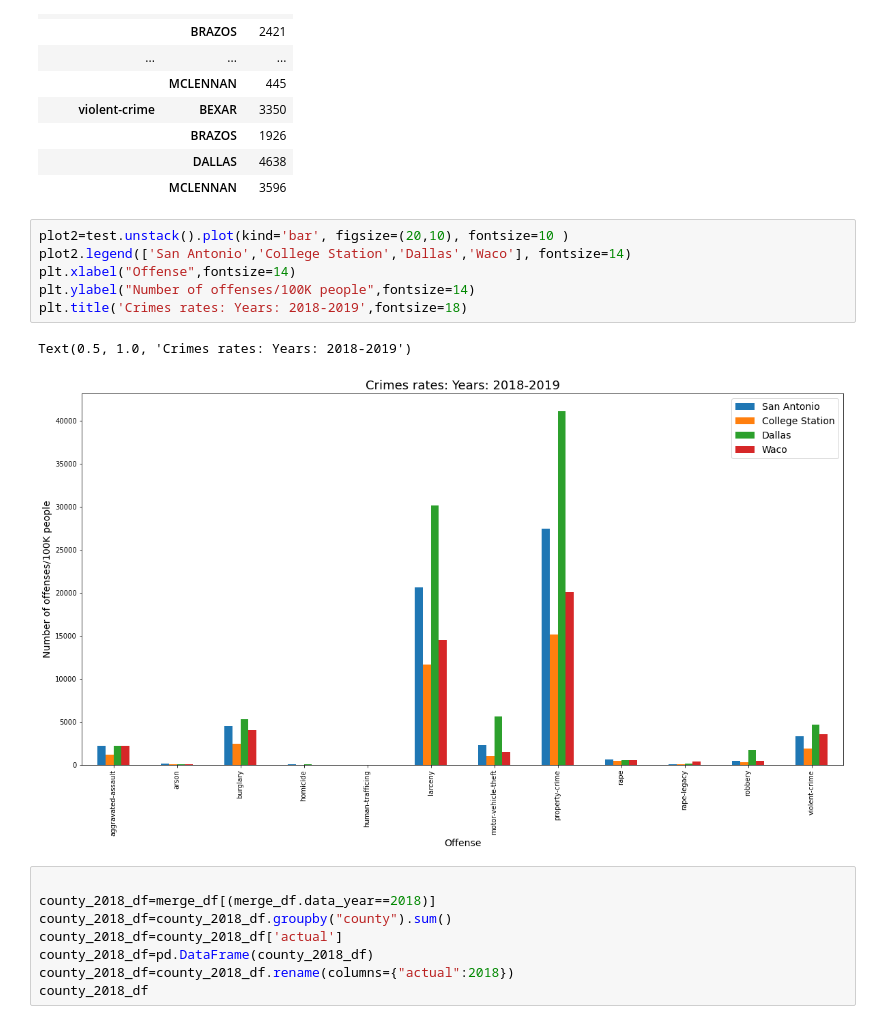
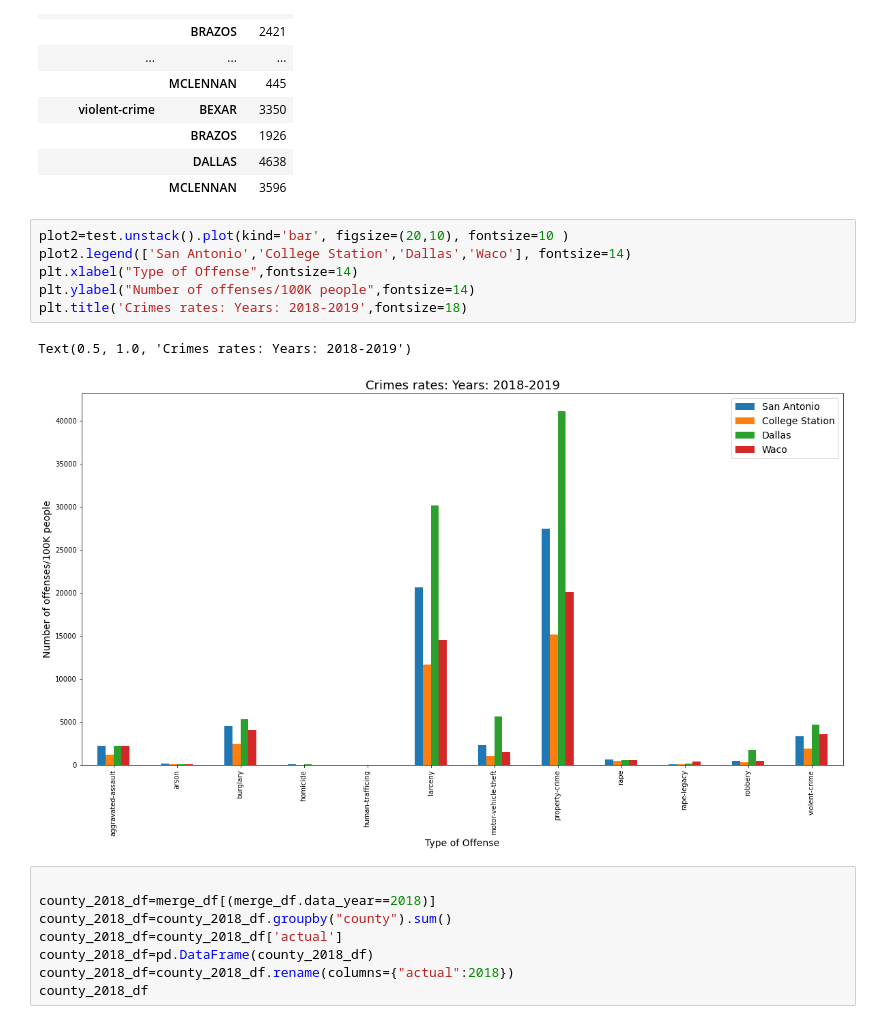
Before and after one commit to Aprieto7/Project-1, a Jupyter notebook: Crime_Data.ipynb, the cells around one changed output. Cells and saved outputs as stored; diff of their text form.

```diff
--- a/Crime_Data.ipynb
+++ b/Crime_Data.ipynb
@@ -201,12 +204,12 @@ test
 # %%
 plot2=test.unstack().plot(kind='bar', figsize=(20,10), fontsize=10 )
 plot2.legend(['San Antonio','College Station','Dallas','Waco'], fontsize=14)
-plt.xlabel("Offense",fontsize=14)
+plt.xlabel("Type of Offense",fontsize=14)
 plt.ylabel("Number of offenses/100K people",fontsize=14)
 plt.title('Crimes rates: Years: 2018-2019',fontsize=18)
 # %% [output]
 Text(0.5, 1.0, 'Crimes rates: Years: 2018-2019')
-[figure, old version]
+[figure, new version]
 # %%
 
 county_2018_df=merge_df[(merge_df.data_year==2018)]
```
Also changed, not shown: parts of 12 cells of this notebook.
